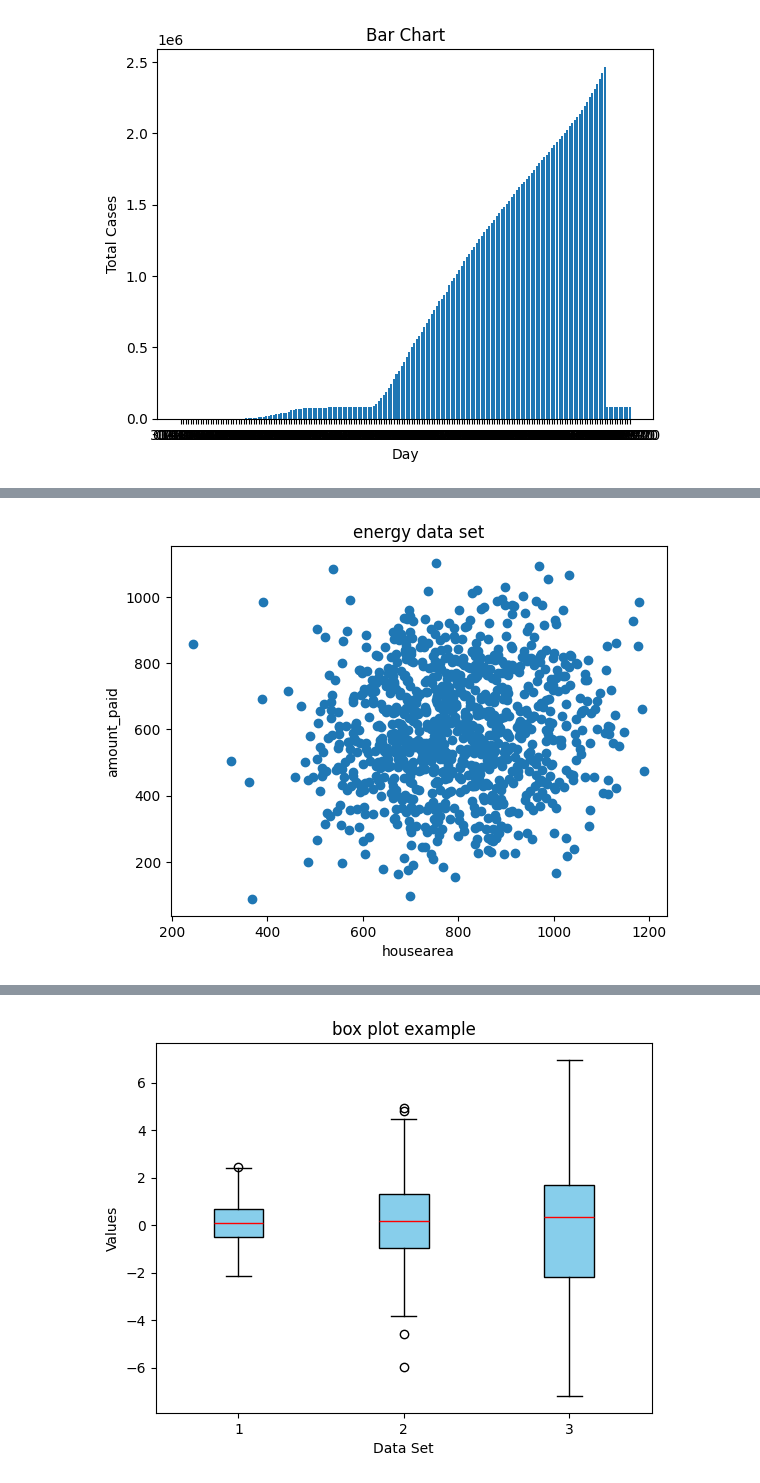
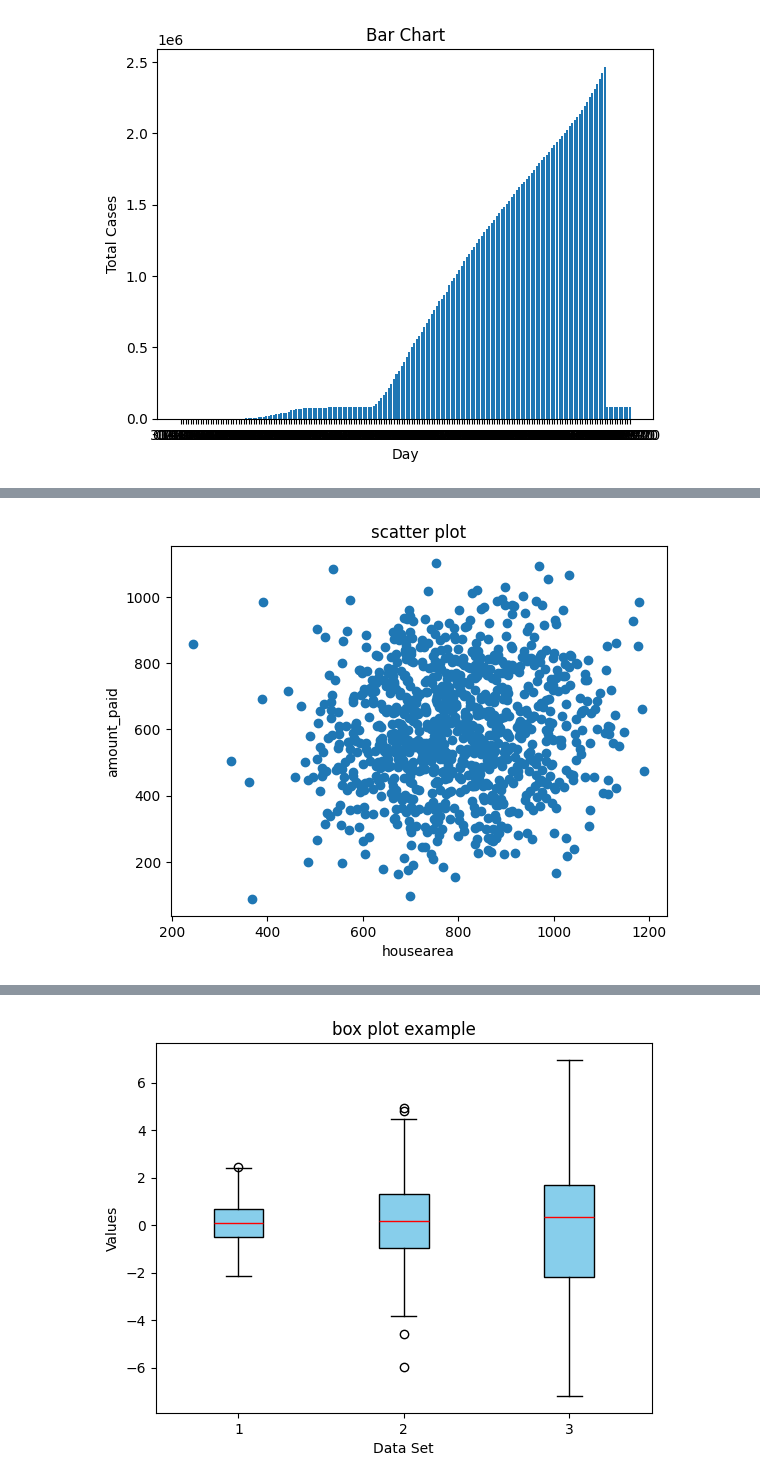
Before and after one commit to Hansaka2001/Data-Analysis-and-Visualization, a Jupyter notebook: Matplotlib/data_visualization/plots.ipynb, the cells around one changed output, grey strips where cells are left out. Cells and saved outputs as stored; diff of their text form; code cells hidden in the pictures.

```diff
--- a/Matplotlib/data_visualization/plots.ipynb
+++ b/Matplotlib/data_visualization/plots.ipynb
@@ -55,22 +55,22 @@ plt.show()
 # %%
 import matplotlib.pyplot as plt
 import pandas as pd
 
 data = pd.read_csv('Household energy bill data.csv')
 
 x = data['housearea']
 y = data['amount_paid']
 
 plt.scatter(x,y)
 
-plt.title("energy data set")
+plt.title("scatter plot")
 
 plt.ylabel('amount_paid')
 plt.xlabel('housearea')
 
 plt.show()
 # %% [output]
-[figure, old version]
+[figure, new version]
 # %%
 import matplotlib.pyplot as plt
 
```
Also changed, not shown: parts of 2 cells of this notebook, 1 other file.
